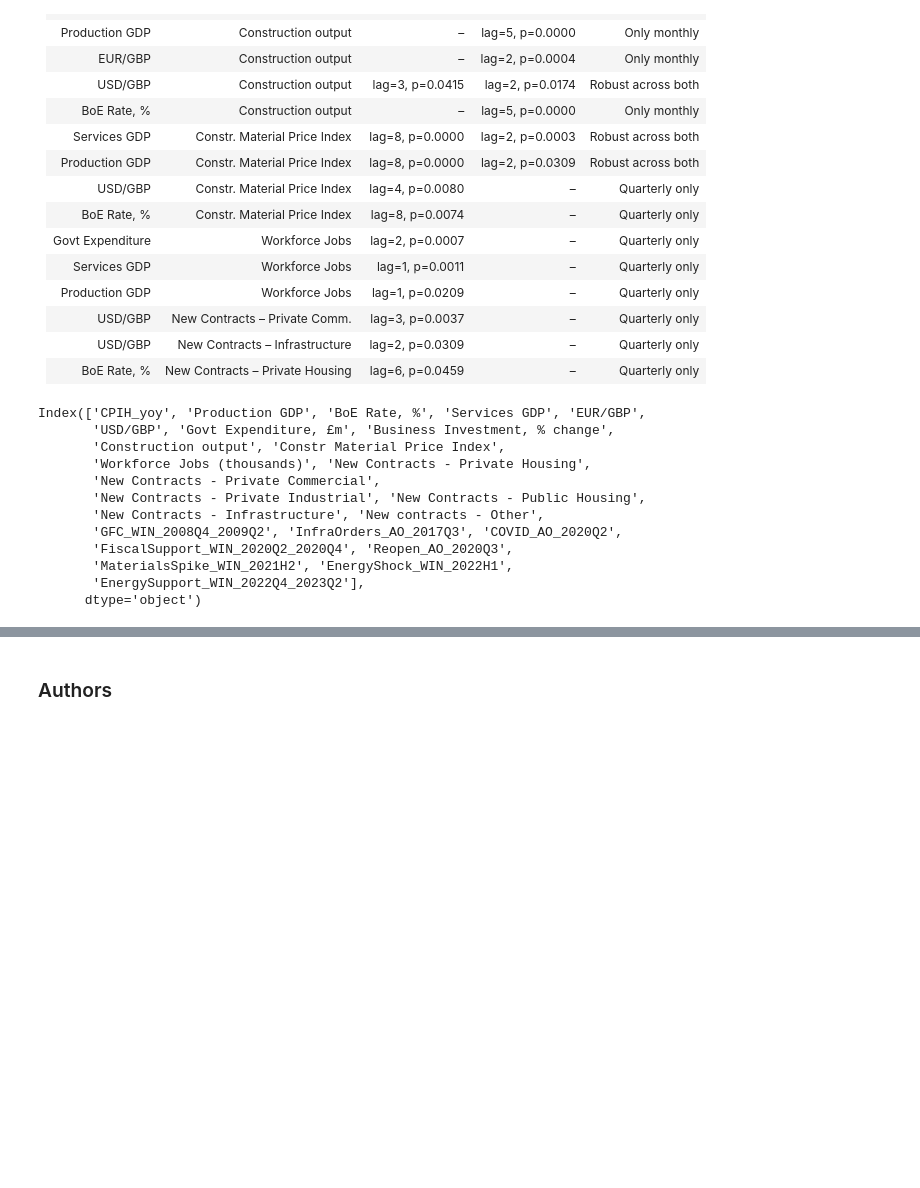
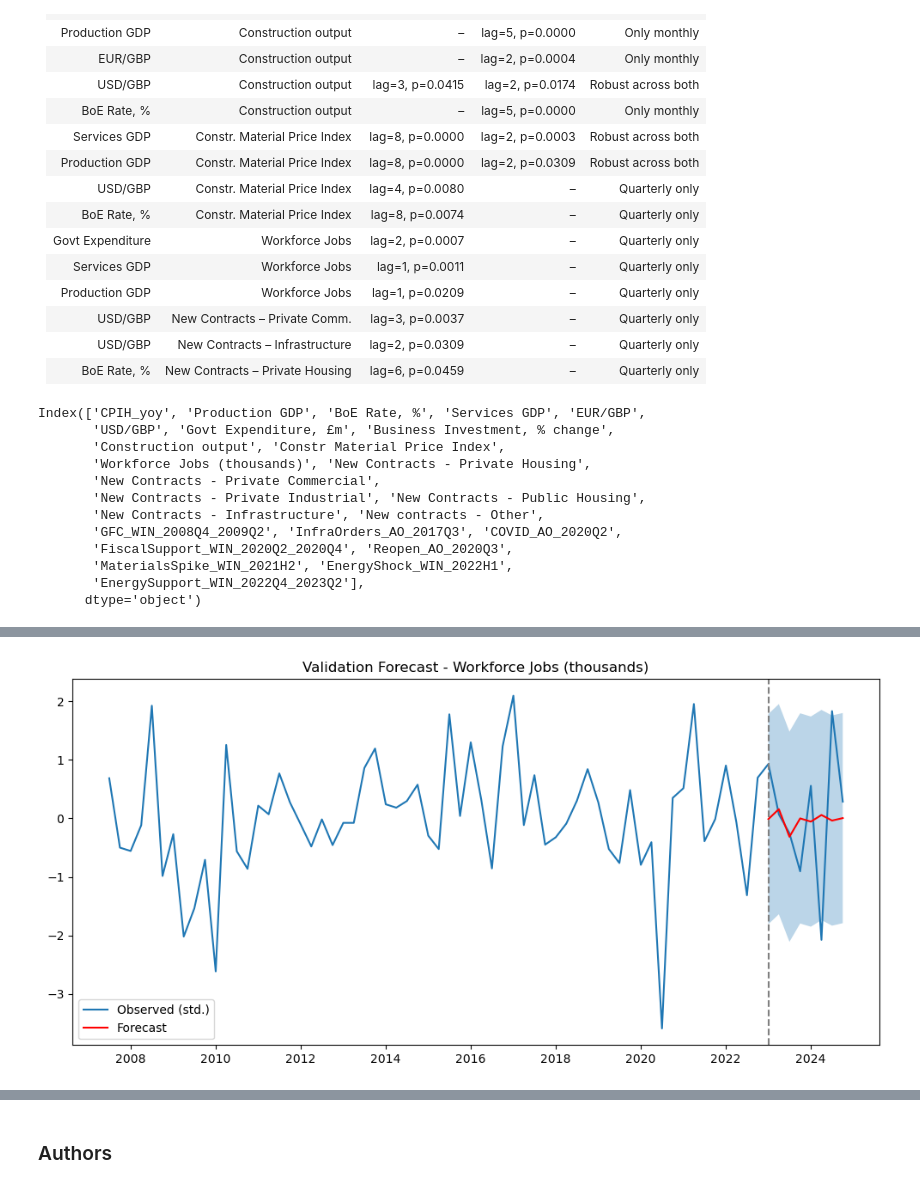
Before and after one commit to Alisa-Makhonina/Macroeconomic_indicators_vs_Construction_indicators, a Jupyter notebook: 5_Modeling.ipynb, the cells around one changed output, grey strips where cells are left out. Drawn from its saved outputs; the diff is of its cells as text; code cells hidden in the pictures; blank space fills up the shorter version.

Commit message:
ARIMAX model development

```diff
--- a/5_Modeling.ipynb
+++ b/5_Modeling.ipynb
@@ -1085,2 +1084,0 @@ Index(['CPIH_yoy', 'Production GDP', 'BoE Rate, %', 'Services GDP', 'EUR/GBP',
-# %%
-df_arimax = df_q_diff.copy().drop(columns=['Employment rate_i2'])
@@ -1348,0 +1313,94 @@ plt.show()
+# %%
+#Variables for pipeline:
+# a) A dictionary where keys are exogenous variables and values are lags (found using the Granger causality test): lag_map={exog:lag}
+lag_map = {
+    'Govt Expenditure, £m': 2,
+    'Services GDP': 1,
+    'Production GDP': 1
+}
+# b) Column nema of target variable
+target_col = 'Workforce Jobs (thousands)'
+# c) List of dummies that represent events that are expected to affect the target variable
+dummy_candidates = []
+
+# ************************ ARIMAX Pipeline ************************
+
+#1. Creating lagged exogs where lag_map = {exog: lag}
+# Auxiliary function: creating_X_lagged(df_arimax, lag_map), where lag_map={exog:lag}
+X_lagged = creating_X_lagged(df_arimax, lag_map)
+
+
+# 2. Standardizing continuous exogs and target variable
+# Auxiliary functions: creating_X_std(X_lagged), creating_y_std(y)
+X_lagged_std = creating_X_std(X_lagged)
+y = df_arimax[[target_col]]
+y_std = creating_y_std(y)
+
+
+# 3. Joining target variable + trimmed exogs + needed dummies
+# Auxiliary function: creating_y_X(target_col, df_arimax, y_std, X_lagged_std, dummy_candidates)
+y, X = creating_y_X(target_col, df_arimax, y_std, X_lagged_std, dummy_candidates)
+
+
+# 4. Train-test split
+# Auxiliary function: train_test_split(y, X, h)
+# forecast horizon (8 quarters)
+train_y, test_y, train_X, test_X = train_test_split(y, X, 8)
+
+
+# 5. Fitting ARIMAX without MA (compare (1,0,0) vs (0,0,0)) and picking by AIC
+# Auxiliary function: fit_order_candidates(y, X, orders=((1,0,0),(0,0,0)))
+res, chosen_order = fit_order_candidates(train_y, train_X)
+print(f"Chosen order (p,d,q): {chosen_order}")
+
+
+# 6. Refitting on training with selected order
+model = SARIMAX(
+    train_y, exog=train_X, order=chosen_order,
+    trend='n',
+    enforce_stationarity=False,
+    enforce_invertibility=False,
+    concentrate_scale=True
+)
+res = model.fit(method='lbfgs', maxiter=2000, disp=False)
+print(res.summary())
+
+
+# 7. Validation forecast (h steps)
+pred = res.get_forecast(steps=h, exog=test_X)
+pred_mean = pred.predicted_mean  # Series
+pred_ci = pred.conf_int()  # 2 columns (lower/upper)
+
+
+# 8. Accuracy metrics (validation)
+mae  = mean_absolute_error(test_y, pred_mean)
+rmse = np.sqrt(((test_y.values - pred_mean.values)**2).mean())
+print(f"Validation MAE:  {mae:.3f}")
+print(f"Validation RMSE: {rmse:.3f}")
+
+
+# 9. Residual diagnostics on training fit
+lb = acorr_ljungbox(res.resid, lags=[1], return_df=True)
+arch_stat, arch_p, _, arch_p_f = het_arch(res.resid)
+print("Ljung–Box p(L=1):", float(lb['lb_pvalue'].iloc[0]))
+print("ARCH LM p-value:", float(arch_p))
+
+
+# 10. Validation forecast (plotting)
+# Convertation PeriodIndex -> DatetimeIndex
+# Auxiliary Function: 'to_dt(idx)'
+y_all    = to_dt(y.index)
+pred_idx = to_dt(pred_mean.index)
+test_idx = to_dt(test_y.index)
+
+# Plotting the graph
+plt.figure(figsize=(10,5))
+plt.plot(y_all, y.values, label="Observed (std.)")
+plt.plot(pred_idx, pred_mean.values, label="Forecast", color="red")
+plt.fill_between(pred_idx, pred_ci.iloc[:,0].to_numpy(), pred_ci.iloc[:,1].to_numpy(), alpha=0.3)
+plt.axvline(test_idx[0], linestyle="--", color="grey")
+plt.legend()
+plt.title("Validation Forecast - " + target_col)
+plt.tight_layout()
+plt.show()
+# %% [output]
@@ -1348,0 +1424 @@ plt.show()
+[figure, added]
```
Also changed, not shown: parts of 32 cells of this notebook.
